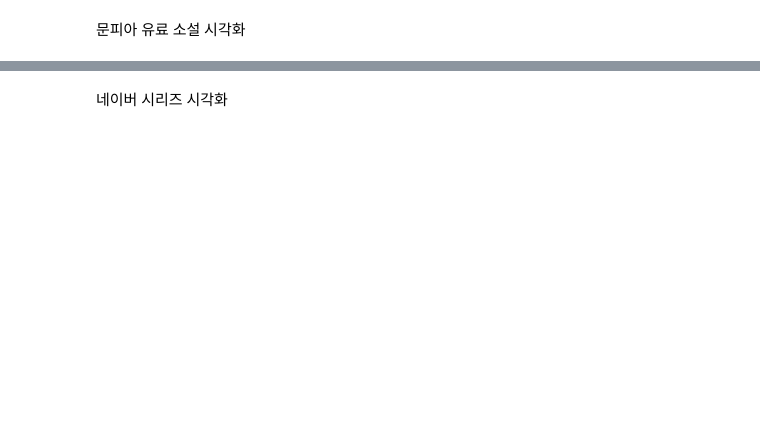
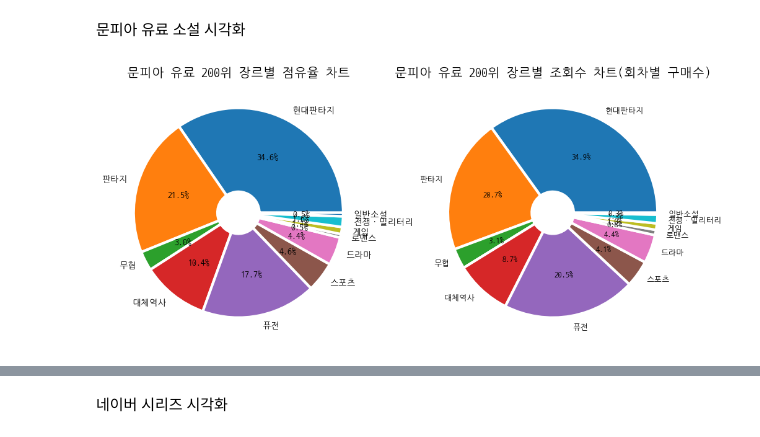
Before and after one commit to Deuk2067/MyProject, a Jupyter notebook: AnalysisProject-Web Novel/시각화.ipynb, the cells around one changed output, grey strips where cells are left out. Drawn from its saved outputs; the diff is of its cells as text; code cells hidden in the pictures; blank space fills up the shorter version.

```diff
--- a/AnalysisProject-Web Novel/시각화.ipynb
+++ b/AnalysisProject-Web Novel/시각화.ipynb
@@ -130,0 +13,82 @@ plt.show()
+# %%
+# 문피아 유료소설 200개 장르별 점유율 시각화
+Mdf=pd.read_csv('./data/Munpia_pay200.txt', index_col=0)
+
+M_hfan=Mdf.현대판타지.sum()
+M_fan=Mdf.판타지.sum()
+M_mu=Mdf.무협.sum()
+M_his=Mdf.대체역사.sum()
+M_fu=Mdf.퓨전.sum()
+M_spo=Mdf.스포츠.sum()
+M_dra=Mdf.드라마.sum()
+M_roman=Mdf.로맨스.sum()
+M_game=Mdf.게임.sum()
+M_war=Mdf.전쟁·밀리터리.sum()
+M_normal=Mdf.일반소설.sum()
+
+# 장르 전체 숫자 구함
+Mgenre_list = [M_hfan, M_fan, M_mu, M_his, M_fu, M_spo, M_dra, M_roman, M_game, M_war, M_normal]
+Mgenres = ['현대판타지', '판타지', '무협', '대체역사', '퓨전', '스포츠', '드라마', '로맨스', '게임', '전쟁·밀리터리', '일반소설']
+total = sum(Mgenre_list)
+
+# 전체 장르 합계 만들고 점유율 구함
+Mgenre_shares = [genre / total for genre in Mgenre_list]
+
+# 장르별 점유율 구함
+#print(Mgenre_shares)
+#print(sum(Mgenre_shares))
+
+#=============================================================================================================
+
+# 데이터프레임의 '지수'열은 높을 수록 구매율, 결제율이 높다는 뜻임(90일 동안 구매수, 추천수 합)
+# 각 장르별 지수의 합을 구한 후 위의 차트로 만들고 장르별 점유율과 지수의 점유율 비교
+sum_hfan = Mdf[Mdf.현대판타지 == True]['지수'].sum()
+sum_fan = Mdf[Mdf.판타지 == True]['지수'].sum()
+sum_mu = Mdf[Mdf.무협 == True]['지수'].sum()
+sum_his = Mdf[Mdf.대체역사 == True]['지수'].sum()
+sum_fu = Mdf[Mdf.퓨전 == True]['지수'].sum()
+sum_sport = Mdf[Mdf.스포츠 == True]['지수'].sum()
+sum_drama = Mdf[Mdf.드라마 == True]['지수'].sum()
+sum_roman = Mdf[Mdf.로맨스 == True]['지수'].sum()
+sum_game = Mdf[Mdf.게임 == True]['지수'].sum()
+sum_war = Mdf[Mdf.전쟁·밀리터리 == True]['지수'].sum()
+sum_normal = Mdf[Mdf.일반소설 == True]['지수'].sum()
+
+Mgenre_gisu_sum_list = [sum_hfan, sum_fan, sum_mu, sum_his, sum_fu, sum_sport, sum_drama, sum_roman, sum_game, sum_war, sum_normal]
+Mgenres_gisu = ['현대판타지', '판타지', '무협', '대체역사', '퓨전', '스포츠', '드라마', '로맨스', '게임', '전쟁·밀리터리', '일반소설']
+
+# 전체 장르 합계(total_gisu) 만들고 장르별 지수의 점유율 구함
+total_gisu = sum(Mgenre_gisu_sum_list)
+Mgenre_gisu_shares = [genre_gisu / total_gisu for genre_gisu in Mgenre_gisu_sum_list]
+
+# 장르별 지수의 점유율
+# print(Mgenre_gisu_shares)
+# print(sum(Mgenre_gisu_shares)
+
+plt.figure(figsize=(12, 6))
+
+plt.subplot(1,2,1)
+plt.title('문피아 유료 200위 장르별 점유율 차트')
+wedgeprops={'width': 0.8, 'edgecolor': 'w', 'linewidth': 3}
+plt.pie(Mgenre_shares, labels=Mgenres, autopct='%.1f%%', wedgeprops=wedgeprops, textprops={'fontsize': 10})
+
+plt.subplot(1,2,2)
+wedgeprops={'width': 0.8, 'edgecolor': 'w', 'linewidth': 3}
+plt.title('문피아 유료 200위 장르별 조회수 차트(회차별 구매수)')
+plt.pie(Mgenre_gisu_shares, labels=Mgenres_gisu, autopct='%.1f%%', wedgeprops=wedgeprops, textprops={'fontsize': 9})
+
+plt.figure(figsize=(12,6))
+index = np.arange(len(Mgenre_shares)) # 11개 0 ~ 10
+index
+w = 0.3
+
+plt.bar(index, Mgenre_shares, label='장르별 점유율', width=w)
+plt.bar(index+w, Mgenre_gisu_shares, label='장르별 조회수 점유율(회차별 구매수)', width=w)
+plt.legend()
+plt.xticks(index, Mgenres_gisu, rotation=45)
+plt.title('장르별 점유율, 조회수 점유율 비교')
+plt.grid(axis='y')
+
+plt.show()
+# %% [output]
+[figure, added]
```
Also changed, not shown: parts of 23 cells of this notebook, 10 other files.
